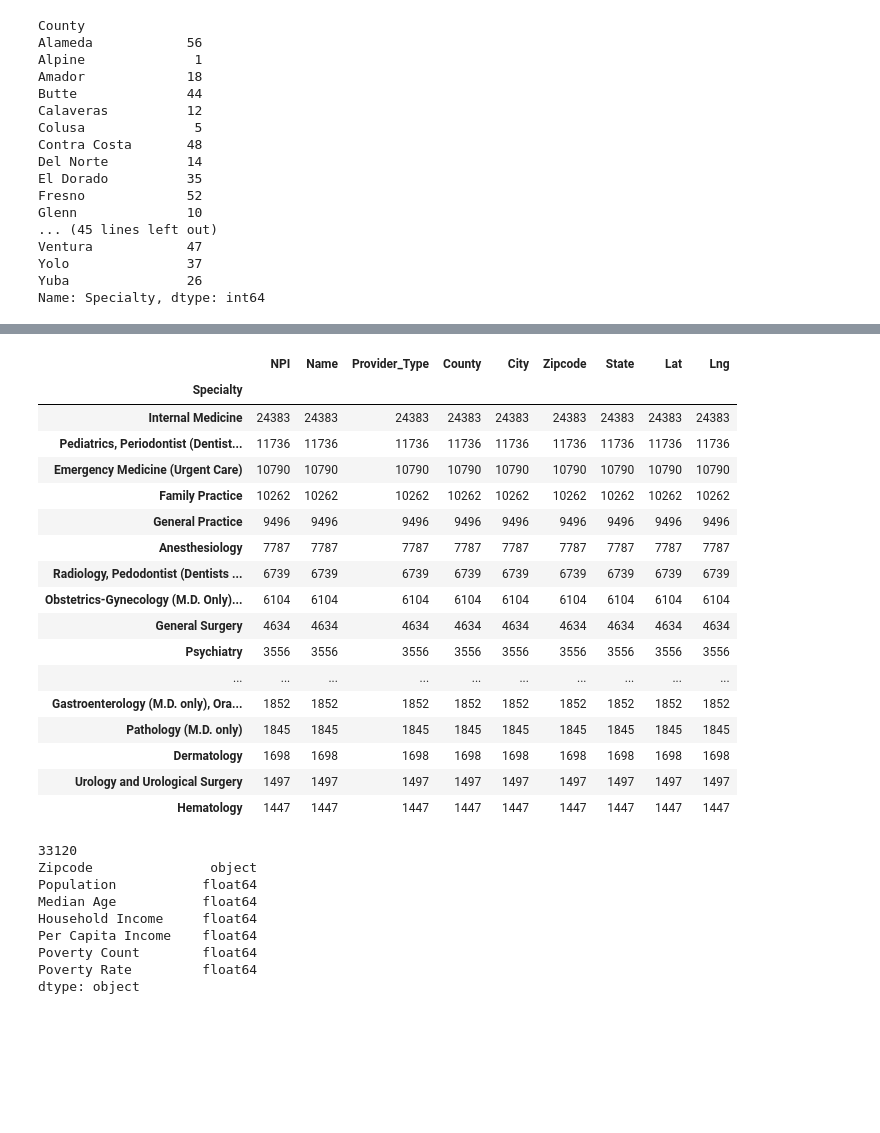
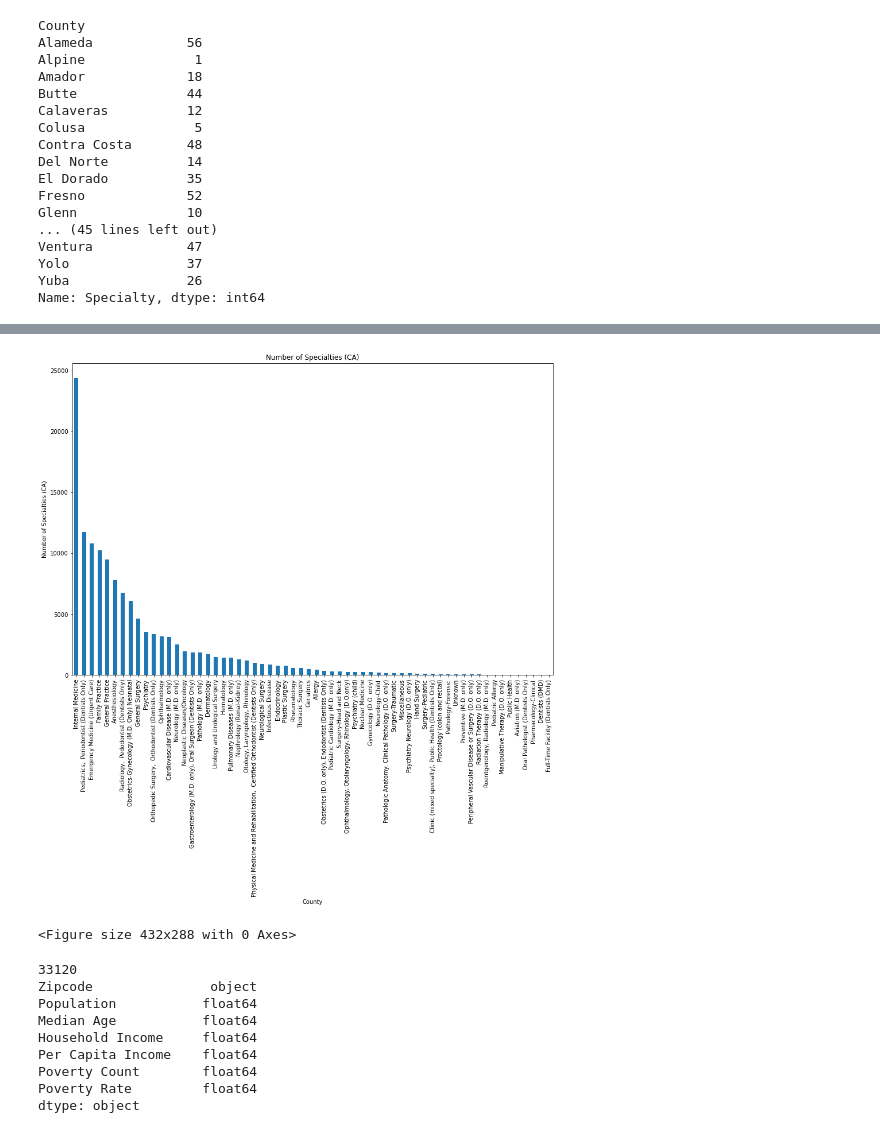
Before and after one commit to vsanga04/Project-1, a Jupyter notebook: Provider_data.ipynb, the cells around one changed output, grey strips where cells are left out. Saved outputs shown, nothing was run; the diff lists cells and outputs as text; code cells hidden in the pictures; blank space fills up the shorter version.

```diff
--- a/Provider_data.ipynb
+++ b/Provider_data.ipynb
@@ -226,28 +229,27 @@ plt.show()
-# %%
-specialty_providers = clean_physicians.groupby(["Specialty"]).count()
-specialty_providers
-
-sorted_spec= specialty_providers.sort_values(by=["NPI"],ascending = False)
-sorted_spec.head(20)
-# %% [output]
-|  | NPI | Name | Provider_Type | County | City | Zipcode | State | Lat | Lng |
-| Specialty |  |  |  |  |  |  |  |  |  |
-| Internal Medicine | 24383 | 24383 | 24383 | 24383 | 24383 | 24383 | 24383 | 24383 | 24383 |
-| Pediatrics, Periodontist (Dentist... | 11736 | 11736 | 11736 | 11736 | 11736 | 11736 | 11736 | 11736 | 11736 |
-| Emergency Medicine (Urgent Care) | 10790 | 10790 | 10790 | 10790 | 10790 | 10790 | 10790 | 10790 | 10790 |
-| Family Practice | 10262 | 10262 | 10262 | 10262 | 10262 | 10262 | 10262 | 10262 | 10262 |
-| General Practice | 9496 | 9496 | 9496 | 9496 | 9496 | 9496 | 9496 | 9496 | 9496 |
-| Anesthesiology | 7787 | 7787 | 7787 | 7787 | 7787 | 7787 | 7787 | 7787 | 7787 |
-| Radiology, Pedodontist (Dentists ... | 6739 | 6739 | 6739 | 6739 | 6739 | 6739 | 6739 | 6739 | 6739 |
-| Obstetrics-Gynecology (M.D. Only)... | 6104 | 6104 | 6104 | 6104 | 6104 | 6104 | 6104 | 6104 | 6104 |
-| General Surgery | 4634 | 4634 | 4634 | 4634 | 4634 | 4634 | 4634 | 4634 | 4634 |
-| Psychiatry | 3556 | 3556 | 3556 | 3556 | 3556 | 3556 | 3556 | 3556 | 3556 |
-| ... | ... | ... | ... | ... | ... | ... | ... | ... | ... |
-| Gastroenterology (M.D. only), Ora... | 1852 | 1852 | 1852 | 1852 | 1852 | 1852 | 1852 | 1852 | 1852 |
-| Pathology (M.D. only) | 1845 | 1845 | 1845 | 1845 | 1845 | 1845 | 1845 | 1845 | 1845 |
-| Dermatology | 1698 | 1698 | 1698 | 1698 | 1698 | 1698 | 1698 | 1698 | 1698 |
-| Urology and Urological Surgery | 1497 | 1497 | 1497 | 1497 | 1497 | 1497 | 1497 | 1497 | 1497 |
-| Hematology | 1447 | 1447 | 1447 | 1447 | 1447 | 1447 | 1447 | 1447 | 1447 |
+# %%
+specialty_providers = clean_physicians.groupby(["Specialty"])
+specialty_count_CA = specialty_providers["NPI"].count()
+specialty_count_CA
+sorted_specialty_count_CA = specialty_count_CA.sort_values(ascending = False)
+sorted_specialty_count_CA
+specialty_CA = sorted_specialty_count_CA.plot(kind='bar', figsize = (15,10))
+
+# # Set the xlabel and ylabel using class methods
+specialty_CA.set_xlabel("County")
+specialty_CA.set_ylabel("Number of Specialties (CA)")
+
+plt.title("Number of Specialties (CA)")
+plt.show()
+plt.tight_layout()
+
+plt.savefig("output_figures/Number_of_Specialties_CA.png")
+
+
+# # sorted_spec= specialty_providers.sort_values(by=["NPI"],ascending = False)
+# # sorted_spec.head(20)
+# %% [output]
+[figure, added]
+<Figure size 432x288 with 0 Axes>
 # %%
 # Census API Key
 from config import api_key
```
Also changed, not shown: parts of 4 cells of this notebook, 2 other files.
